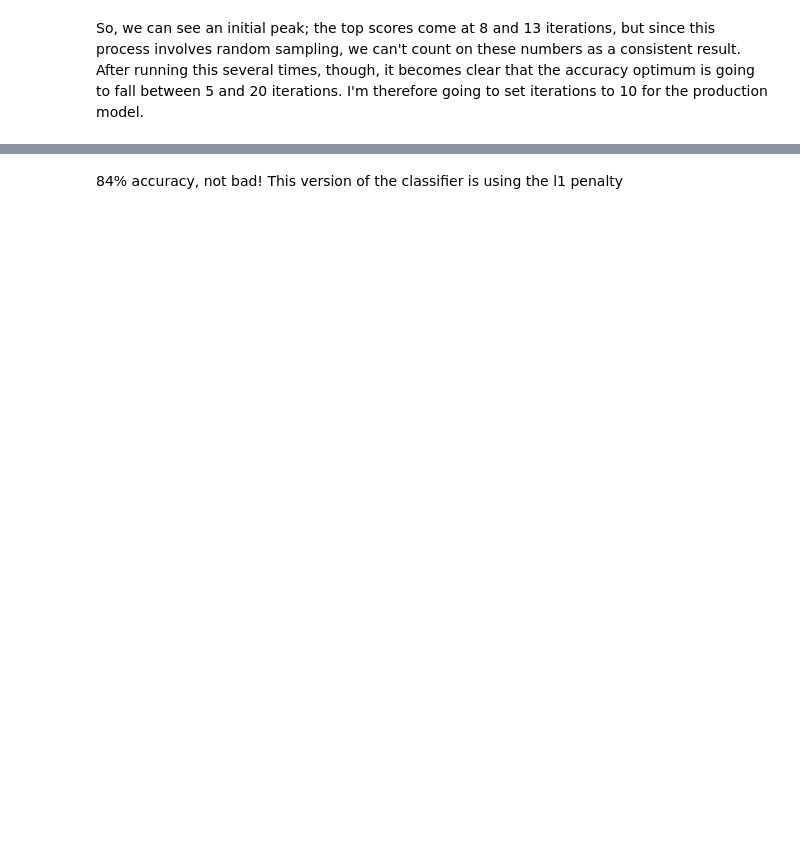
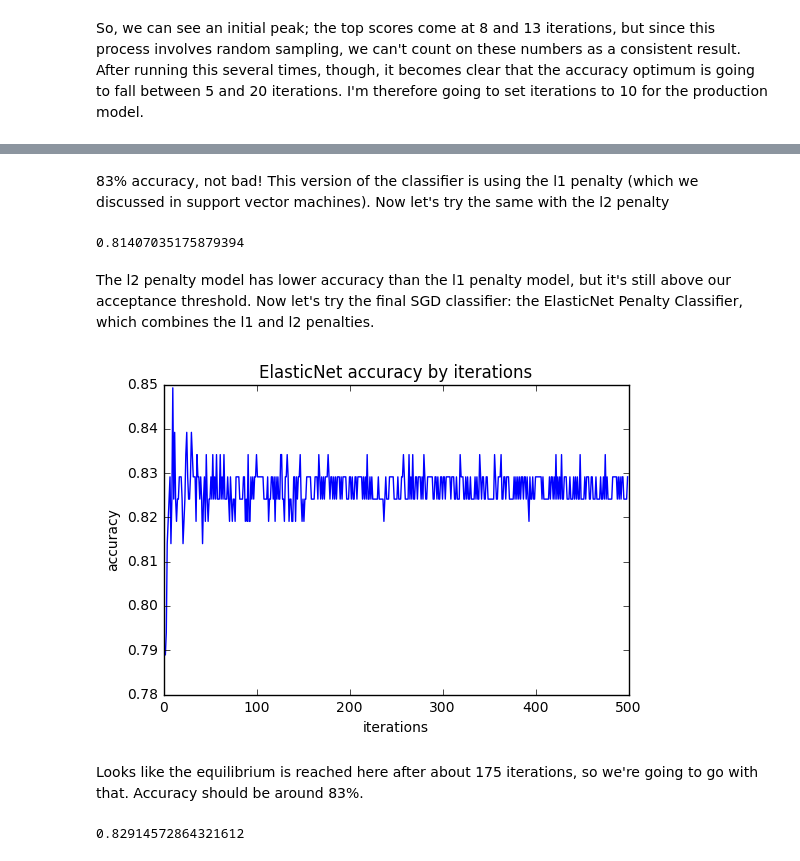
Before and after one commit to jtexnl/FBOProcurementScan, a Jupyter notebook: scripts/modelDocumentation.ipynb, the cells around one changed output, grey strips where cells are left out. Cells and saved outputs as stored; diff of their text form; code cells hidden in the pictures; blank space fills up the shorter version.

```diff
--- a/scripts/modelDocumentation.ipynb
+++ b/scripts/modelDocumentation.ipynb
@@ -409,2 +408,39 @@ metrics.accuracy_score(y_test, L1SGD_pred)
 # %% [markdown]
-84% accuracy, not bad! This version of the classifier is using the l1 penalty
+83% accuracy, not bad! This version of the classifier is using the l1 penalty (which we discussed in support vector machines). Now let's try the same with the l2 penalty
+# %%
+L2SGD = SGDClassifier(alpha=.0001, n_iter=10, penalty='L1')
+L2SGD.fit(X_train, y_train)
+L2SGD_pred = L2SGD.predict(X_test)
+metrics.accuracy_score(y_test, L2SGD_pred)
+# %% [output]
+0.81407035175879394
+# %% [markdown]
+The l2 penalty model has lower accuracy than the l1 penalty model, but it's still above our acceptance threshold. Now let's try the final SGD classifier: the ElasticNet Penalty Classifier, which combines the l1 and l2 penalties.
+# %%
+acc = []
+iterations = []
+for i in range(1, 500):
+    elasticNet = SGDClassifier(alpha=.0001, n_iter=i, penalty="elasticnet")
+    elasticNet.fit(X_train, y_train)
+    elasticNet_pred = elasticNet.predict(X_test)
+    iterations.append(i)
+    acc.append(metrics.accuracy_score(y_test, elasticNet_pred))
+
+plt.plot(iterations, acc)
+plt.xlabel('iterations')
+plt.ylabel('accuracy')
+plt.title('ElasticNet accuracy by iterations')
+plt.show()
+
+#elasticNet = SGDClassifier(alpha=.0001, n_iter=500, penalty="elasticnet")
+# %% [output]
+[figure, added]
+# %% [markdown]
+Looks like the equilibrium is reached here after about 175 iterations, so we're going to go with that. Accuracy should be around 83%.
+# %%
+elasticNet = SGDClassifier(alpha=.0001, n_iter=175, penalty="elasticnet")
+elasticNet.fit(X_train, y_train)
+elasticNet_pred = elasticNet.predict(X_test)
+metrics.accuracy_score(y_test, elasticNet_pred)
+# %% [output]
+0.82914572864321612
```
Also changed, not shown: parts of 18 cells of this notebook.
